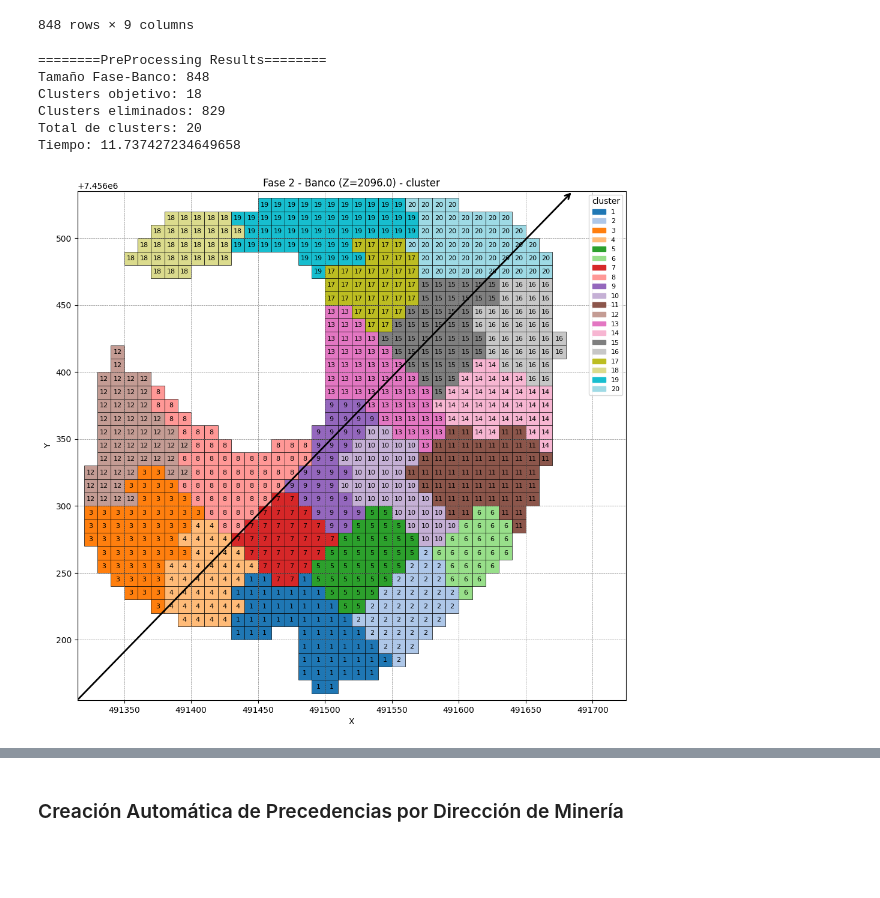
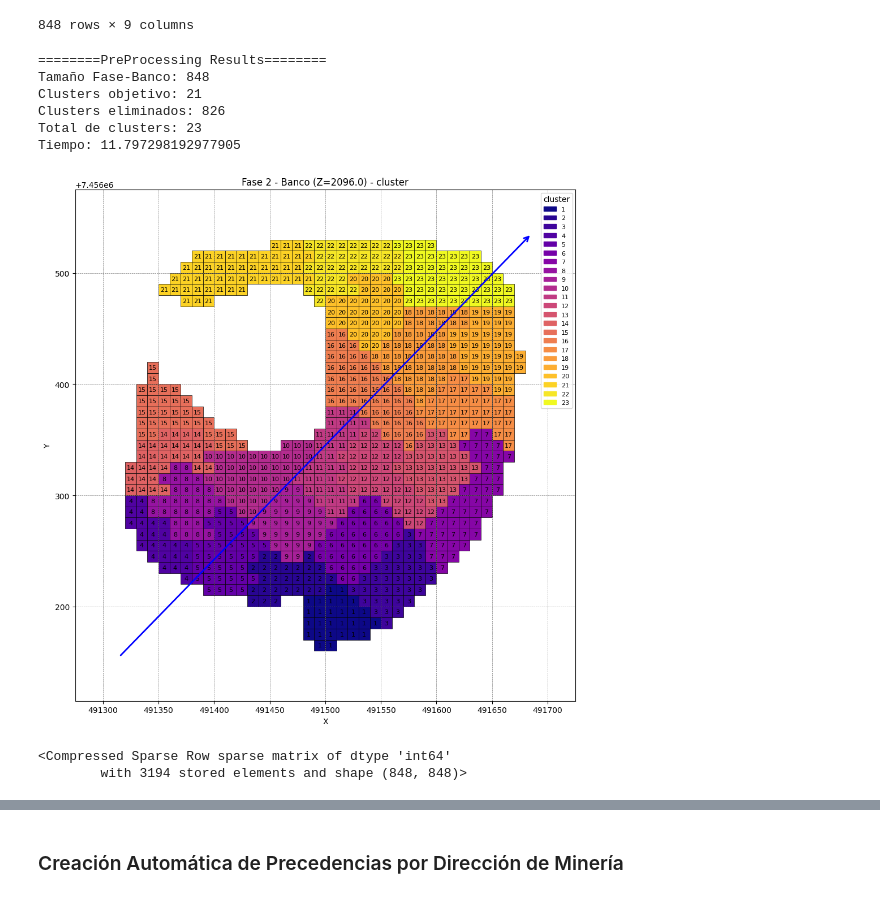
Before and after one commit to Felipe-Asbun-Torres/Laboratorio-2, a Jupyter notebook: ClusteringTabesh2013.ipynb, the cells around one changed output, grey strips where cells are left out. Saved outputs shown, nothing was run; the diff lists cells and outputs as text; code cells hidden in the pictures; blank space fills up the shorter version.

```diff
--- a/ClusteringTabesh2013.ipynb
+++ b/ClusteringTabesh2013.ipynb
@@ -242,13 +254,13 @@ for i, col in enumerate(variables_continuas[3:5]):
 [figure]
 # %%
 # Fase-Banco de prueba: fase=2, z=2096
-fase = 2
-z = 2096
+fase = 3
+z = 2336
 
 filtro = (mina_df['fase'] == fase) & (mina_df['z'] == z)
 fase_banco = mina_df[filtro].copy()
 fase_banco.reset_index(drop=True, inplace=True)
 
-fase_banco.head()
+fase_banco
 # %% [output]
 |  | x | y | z | cut | density | tipomineral | fase | id |
@@ -374,7 +405,7 @@ plot_fase_banco(fase_banco, column_hue='tipomineral')
 ### Implementación del algoritmo
 # %%
 # Definición de funciones. Incluye Clusterización y Shape Refinement de Tabesh
-def Calculate_Adjency_Matrix(FaseBanco, BlockWidth, Sectores=[]):
+def Calculate_Adjency_Matrix(FaseBanco, BlockWidth, BlockHeight, Sectores=[]):
     '''
     Crea la matriz de adyacencia de los bloques de la fase-banco respecto a sus coordenadas x e y.
     Devuelve una matriz sparse (CSR).
@@ -387,9 +418,9 @@ def Calculate_Adjency_Matrix(FaseBanco, BlockWidth, Sectores=[]):
     Y1 = matlib.repmat(y.reshape(len(y),1), 1, len(y))
     Y2 = Y1.T
 
-    D = np.sqrt((X1 - X2)**2 + (Y1 - Y2)**2)
+    D = np.sqrt((1/BlockWidth**2)*(X1 - X2)**2 + (1/BlockHeight**2)*(Y1 - Y2)**2)
 
-    adjency_matrix = (D <= BlockWidth) & (D > 0)
+    adjency_matrix = (D <= 1) & (D > 0)
     adjency_matrix = sp.sparse.csr_matrix(adjency_matrix).astype(int)
 
     if Sectores:
@@ -424,12 +455,12 @@ def Calculate_Adjency_Matrix(FaseBanco, BlockWidth, Sectores=[]):
 def Calculate_Similarity_Matrix(
         FaseBanco,
         peso_distancia = 2,
-        peso_ley = 1,
+        peso_ley = 0,
         penalizacion_destino = 0.9,
         penalizacion_roca = 0.9,
         peso_directional_mining = 0.25,
         tol_ley = 0.01,
-        tol_directional_mining = 0.01,
+        tol_directional_mining = 0.001,
         P_inicio = (-1,-1),
         P_final = (1,1)
         ):
@@ -474,12 +505,15 @@ def Calculate_Similarity_Matrix(
     T = np.ones((n,n)) - (1-penalizacion_destino)*T*np.ones((n,n))
 
     # Tipo Roca/Material
-    rock = FaseBanco['tipomineral'].values
-    R1 = matlib.repmat(rock.reshape(len(rock),1), 1, len(rock))
-    R2 = R1.T
-    R = R1 != R2
+    if 'tipomineral' in FaseBanco.columns:
+        rock = FaseBanco['tipomineral'].values
+        R1 = matlib.repmat(rock.reshape(len(rock),1), 1, len(rock))
+        R2 = R1.T
+        R = R1 != R2
 
-    R = np.ones((n,n)) - (1-penalizacion_roca)*R*np.ones((n,n))
+        R = np.ones((n,n)) - (1-penalizacion_roca)*R*np.ones((n,n))
+    else:
+        R = 1
 
     # Dirección de minería
     M1 = (X1 - P_inicio[0])**2 + (Y1 - P_inicio[1])**2
@@ -790,32 +824,38 @@ Fase Banco Pre-Clustering:
 848 rows × 9 columns
 # %%
 BlockWidth = 10
+BlockHeight = 10
 
 x_min = np.min(fase_banco['x'].values)-BlockWidth
 y_min = np.min(fase_banco['y'].values)-BlockWidth
 x_max = np.max(fase_banco['x'].values)+BlockWidth
 y_max = np.max(fase_banco['y'].values)+BlockWidth
 
 P1 = (x_min, y_min)
 P2 = (x_max, y_max)
 
-adj_matrix = Calculate_Adjency_Matrix(fase_banco, BlockWidth)
+adj_matrix = Calculate_Adjency_Matrix(fase_banco, BlockWidth, BlockHeight)
 sim_matrix = Calculate_Similarity_Matrix(fase_banco, peso_distancia = 3, peso_directional_mining = 0.3, penalizacion_destino = 0.9, penalizacion_roca = 0.5, P_inicio=P1, P_final=P2)
 
-(fase_banco_tabesh, t_agg, N_clusters_agg) = Clustering_Tabesh(fase_banco, adj_matrix, sim_matrix, Average_Desired_Length_Cluster=45, Max_Cluster_Length=55, Debug=False)
+(fase_banco_tabesh, t_agg, N_clusters_agg) = Clustering_Tabesh(fase_banco, adj_matrix, sim_matrix, Average_Desired_Length_Cluster=40, Max_Cluster_Length=50, Debug=False)
 
 plot_fase_banco(fase_banco_tabesh, column_hue='cluster', xsize=10, ysize=10, arrows=[(P1,P2)])
 
 # (fase_banco_tabesh, t_ref, N_cluster_ref) = Shape_Refinement_Tabesh(fase_banco_tabesh, adj_matrix, Min_Cluster_Length=15)
 
 # plot_fase_banco(fase_banco_tabesh, column_hue='cluster', xsize=10, ysize=10)
 # %% [output]
 ========PreProcessing Results========
 Tamaño Fase-Banco: 848
-Clusters objetivo: 18
-Clusters eliminados: 829
-Total de clusters: 20
-Tiempo: 11.737427234649658
+Clusters objetivo: 21
+Clusters eliminados: 826
+Total de clusters: 23
+Tiempo: 11.797298192977905
-[figure, old version]
+[figure, new version]
+# %%
+adj_matrix
+# %% [output]
+<Compressed Sparse Row sparse matrix of dtype 'int64'
+        with 3194 stored elements and shape (848, 848)>
 # %%
 # Comparacion Shape Refinement
```
Also changed, not shown: parts of 58 cells of this notebook.
